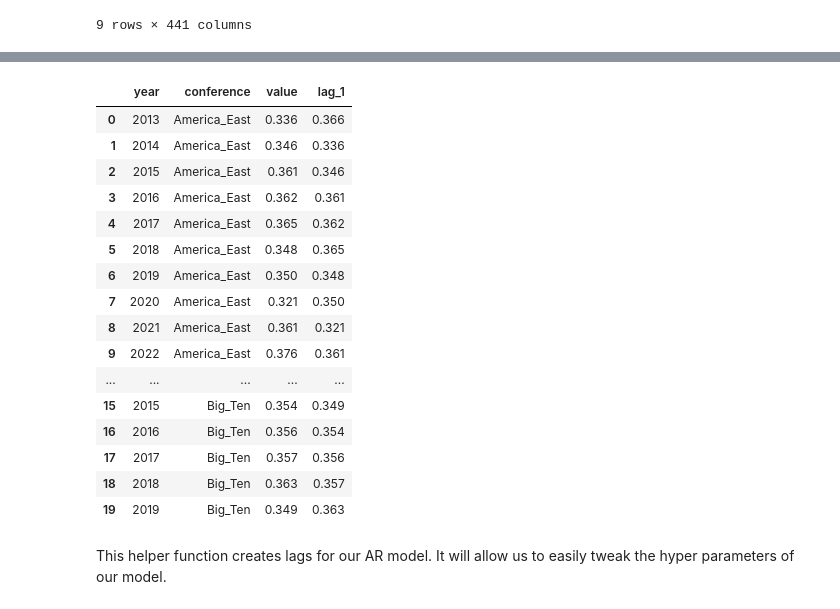
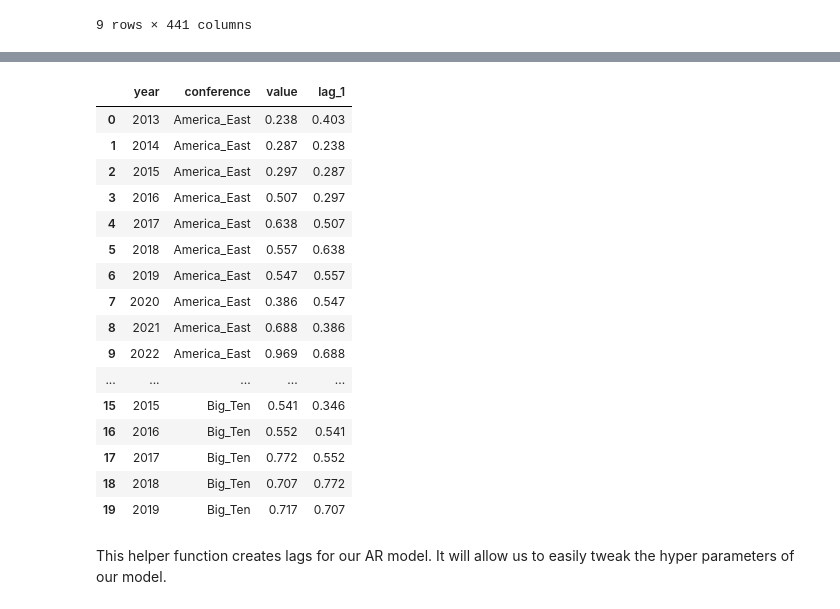
Before and after one commit to jeremym3817/DS4420-BiggsMarino-Final-Project, a Jupyter notebook: Jeremy Marino - DS4420 TimeSeries.ipynb, the cells around one changed output, grey strips where cells are left out. Drawn from its saved outputs; the diff is of its cells as text; code cells hidden in the pictures.

```diff
--- a/Jeremy Marino - DS4420 TimeSeries.ipynb
+++ b/Jeremy Marino - DS4420 TimeSeries.ipynb
@@ -154,17 +236,17 @@ def get_historic_conference_data(div=1):
 # %%
 # filter to only conferences present in all 14 seasons
-def get_full_conferences(conf_dict):
+def get_full_conferences(conf_dict, div=1):
     years = list(range(2012, 2026))
     return [
-        conf for conf in DIV_1_CONFERENCES
+        conf for conf in CONFERENCE_DICT[div]
         if all(f'{conf}_{year}' in conf_dict for year in years)
     ]
 
 # prints graph of conference's current trend, all_conf argument prints all conferences for the metric
 # use conference notation above for conf_ argument
-def get_conf_trend(conf_dict, metric, conf_=None, all_conf=False, visualizations=False):
+def get_conf_trend(conf_dict, metric, conf_=None, all_conf=False, div=1, visualizations=False):
     years = list(range(2012, 2026))
-    full_conferences = get_full_conferences(conf_dict)
+    full_conferences = get_full_conferences(conf_dict, div=div)
     if visualizations:
         plt.figure(figsize=(12, 6))
 
@@ -241,3 +323,7 @@ conf_dict = get_historic_conference_data(div=1)
+# %%
+historic_division_stats = {}
+for div in range (1, 4):
+    historic_division_stats[div] = get_historic_conference_data(div=div)
 # %%
 avg_metric_dict = {}
 all_metrics = BAT_METRICS + PITCH_METRICS
@@ -245,13 +331,17 @@ all_metrics = BAT_METRICS + PITCH_METRICS
 # generate distinct colors for each metric
 colors = cm.tab10(np.linspace(0, 1, len(all_metrics)))
 
-fig, axes = plt.subplots(5, 2, figsize=(20, 15))
+fig, axes = plt.subplots(5, 2, figsize=(20, 20))
 legend_handles = []
 
 for i, metric in enumerate(all_metrics):
-    years, avg = get_conf_trend(conf_dict, metric=metric, all_conf=True)
+    years, avg1 = get_conf_trend(historic_division_stats[1], metric=metric, all_conf=True, div=1)
+    years, avg2 = get_conf_trend(historic_division_stats[2], metric=metric, all_conf=True, div=2)
+    years, avg3 = get_conf_trend(historic_division_stats[3], metric=metric, all_conf=True, div=3)
     avg_metric_dict['year'] = years
-    avg_metric_dict[f'avg_{metric}'] = avg
+    avg_metric_dict[f'avg_{metric}_1'] = avg1
+    avg_metric_dict[f'avg_{metric}_2'] = avg2
+    avg_metric_dict[f'avg_{metric}_3'] = avg3
 
     if i < len(BAT_METRICS):
         x = i
@@ -260,21 +350,22 @@ for i, metric in enumerate(all_metrics):
         x = i - len(BAT_METRICS)
         y = 1
 
-    line, = axes[x, y].plot(years, avg, marker='s', color=colors[i], label=metric)
-    axes[x, y].set_title(f'Division 1 {metric} Averages since 2012')
+    l1, = axes[x, y].plot(years, avg1, marker='s', color='g', label=f'Division 1')
+    l2, = axes[x, y].plot(years, avg2, marker='s', color='b', label=f'Division 2')
+    l3, = axes[x, y].plot(years, avg3, marker='s', color='r', label=f'Division 3')
+    axes[x, y].set_title(f'Division 1-3 {metric} Averages since 2012')
     axes[x, y].set_xlabel('Year')
     axes[x, y].set_ylabel(f'{metric} Average')
     axes[x, y].grid(True, alpha=0.3)
 
-    legend_handles.append(line)
+    if i == 0:
+        legend_handles = [l1, l2, l3]
 
 fig.legend(
     handles=legend_handles,
-    labels=all_metrics,
+    labels=['Division 1', 'Division 2', 'Division 3'],
     loc='center right',
-    bbox_to_anchor=(1.08, 0.5),
-    fontsize=9,
-    title='Metrics'
+    title='Divisions'
 )
 
 plt.tight_layout()
@@ -316,8 +403,10 @@ Although the series is limited, we do see a sort of gradual descent in our ACF a
 # %% [markdown]
 ### Preprocessing
 # %%
-conference_df = pd.DataFrame(conf_dict)
-conference_df
+divison_1_df = pd.DataFrame(historic_division_stats[1])
+divison_2_df = pd.DataFrame(historic_division_stats[2])
+divison_3_df = pd.DataFrame(historic_division_stats[3])
+divison_1_df
 # %% [output]
 |  | GWC_2012 | America_East_2012 | Big_Ten_2012 | Pac-12_2012 | ACC_2012 | Big_12_2012 | Patriot_2012 | ... |
 | BA | 0.296 | 0.286 | 0.277 | 0.286 | 0.277 | 0.276 | 0.268 | ... |
@@ -386,26 +475,26 @@ def build_panel(df, metric, lag=1):
 
     return pd.DataFrame(rows)
 # %%
-df_panel = build_panel(conference_df, metric='OBP', lag=1)
+df_panel = build_panel(divison_1_df, metric='HRPG', lag=1)
 df_panel.head(20)
 # %% [output]
 |  | year | conference | value | lag_1 |
-| 0 | 2013 | America_East | 0.336 | 0.366 |
-| 1 | 2014 | America_East | 0.346 | 0.336 |
-| 2 | 2015 | America_East | 0.361 | 0.346 |
-| 3 | 2016 | America_East | 0.362 | 0.361 |
-| 4 | 2017 | America_East | 0.365 | 0.362 |
-| 5 | 2018 | America_East | 0.348 | 0.365 |
-| 6 | 2019 | America_East | 0.350 | 0.348 |
-| 7 | 2020 | America_East | 0.321 | 0.350 |
-| 8 | 2021 | America_East | 0.361 | 0.321 |
-| 9 | 2022 | America_East | 0.376 | 0.361 |
+| 0 | 2013 | America_East | 0.238 | 0.403 |
+| 1 | 2014 | America_East | 0.287 | 0.238 |
+| 2 | 2015 | America_East | 0.297 | 0.287 |
+| 3 | 2016 | America_East | 0.507 | 0.297 |
+| 4 | 2017 | America_East | 0.638 | 0.507 |
+| 5 | 2018 | America_East | 0.557 | 0.638 |
+| 6 | 2019 | America_East | 0.547 | 0.557 |
+| 7 | 2020 | America_East | 0.386 | 0.547 |
+| 8 | 2021 | America_East | 0.688 | 0.386 |
+| 9 | 2022 | America_East | 0.969 | 0.688 |
 | ... | ... | ... | ... | ... |
-| 15 | 2015 | Big_Ten | 0.354 | 0.349 |
-| 16 | 2016 | Big_Ten | 0.356 | 0.354 |
-| 17 | 2017 | Big_Ten | 0.357 | 0.356 |
-| 18 | 2018 | Big_Ten | 0.363 | 0.357 |
-| 19 | 2019 | Big_Ten | 0.349 | 0.363 |
+| 15 | 2015 | Big_Ten | 0.541 | 0.346 |
+| 16 | 2016 | Big_Ten | 0.552 | 0.541 |
+| 17 | 2017 | Big_Ten | 0.772 | 0.552 |
+| 18 | 2018 | Big_Ten | 0.707 | 0.772 |
+| 19 | 2019 | Big_Ten | 0.717 | 0.707 |
 # %% [markdown]
 This helper function creates lags for our AR model. It will allow us to easily tweak the hyper parameters of our model.
 # %% [markdown]
```
Also changed, not shown: parts of 33 cells of this notebook.
